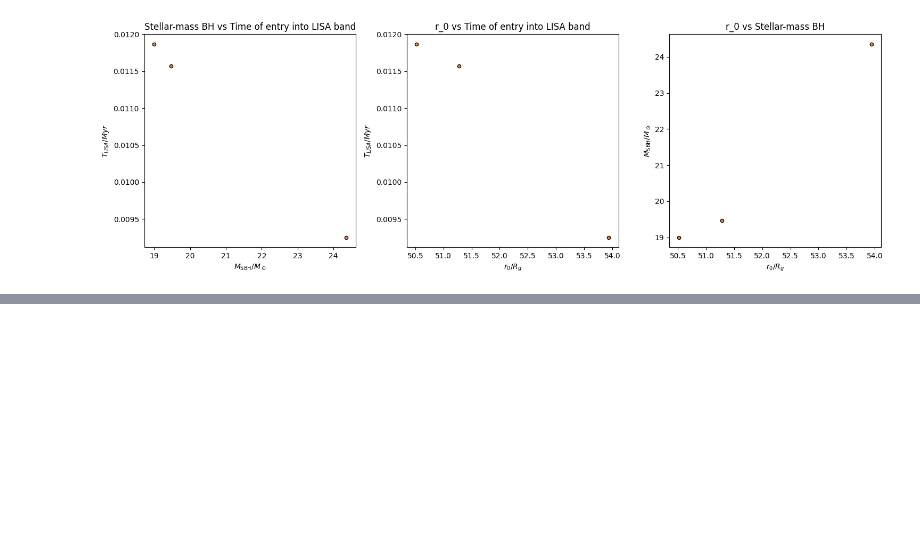
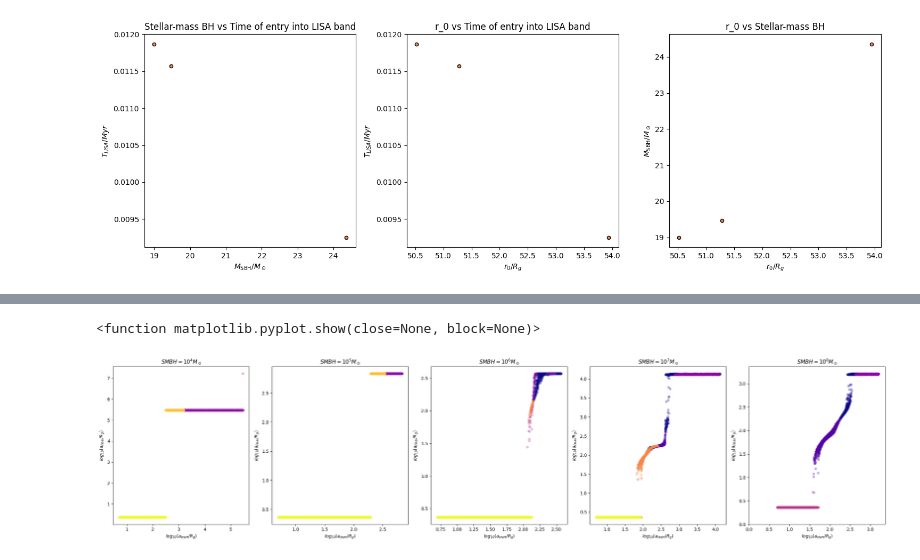
Before and after one commit to jt-stevenson/EMRIs_test, a Jupyter notebook: EMRIs_plots.ipynb, the cells around one changed output, grey strips where cells are left out. Saved outputs shown, nothing was run; the diff lists cells and outputs as text; code cells hidden in the pictures; blank space fills up the shorter version.

```diff
--- a/EMRIs_plots.ipynb
+++ b/EMRIs_plots.ipynb
@@ -497,0 +599,38 @@ plt.show
+# %%
+x="r0/Rg",
+y="R_final/Rg"
+
+
+groups=groups4, groups5, groups6, groups7, groups8
+titles=r'$SMBH = 10^4 {M_\odot}$', r'$SMBH = 10^5 {M_\odot}$', r'$SMBH = 10^6 {M_\odot}$', r'$SMBH = 10^7 {M_\odot}$', r'$SMBH = 10^8 {M_\odot}$'
+
+fig, axs = plt.subplots(1, 5, figsize=(25, 6), dpi=100)
+
+for i in range(0, len(groups)):
+    maxes=[]
+    for k in range(0, 8):
+        try:
+            axs[i].scatter(np.log10(groups[i].get_group(k)["r0/Rg"]),np.log10(groups[i].get_group(k)["R_final/Rg"]), color=colors_map[k],
+                    label=labels[k],
+                    s=20, alpha=0.3)
+            max=np.max(np.log10(groups[i].get_group(k)["r0/Rg"]))
+            maxes.append(max)
+        except KeyError:
+            pass
+
+    new_max=np.max(maxes)
+
+    axs[i].set_xlabel(r'$log_{10}(a_{start}/R_g$)')
+    axs[i].set_ylabel(r'$log_{10}(a_{final}/R_g$)')
+    axs[i].set_title(titles[i])
+
+axs[i].set_xlim(0, 1.05*new_max)
+axs[i].set_ylim(0, 1.05*new_max)
+
+plt.tight_layout()
+plt.savefig(f'EMRIs_Jupiter_2/rs_multiple_SMBHs_log.pdf')
+
+plt.show
+# %% [output]
+<function matplotlib.pyplot.show(close=None, block=None)>
+[figure, added]
```
Also changed, not shown: parts of 19 cells of this notebook, 5 other files.
